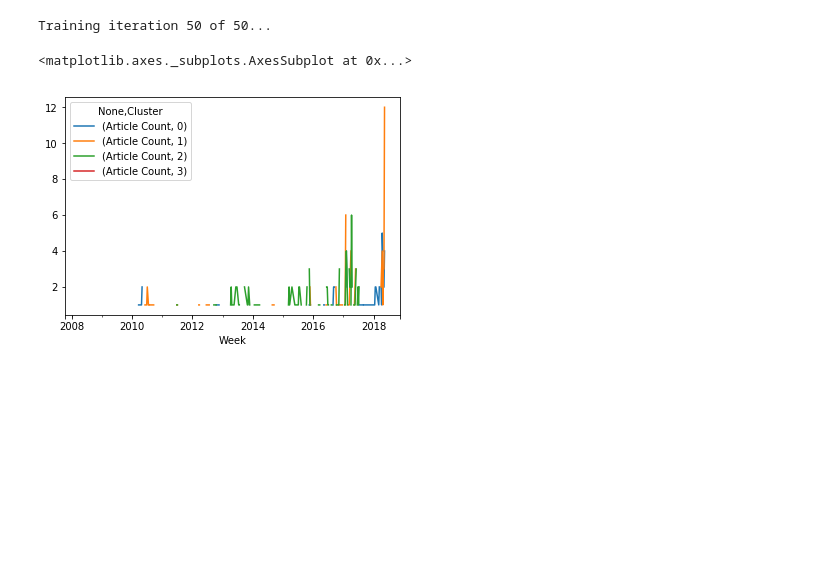
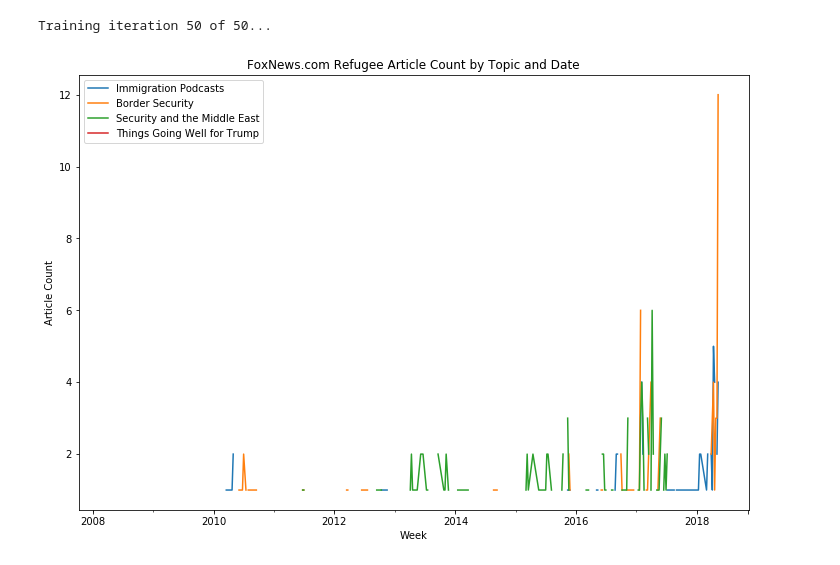
Before and after one commit to USA4UNHCR/social_listening, a Jupyter notebook: news/fox_news_parse.ipynb, the cells around one changed output. Saved outputs shown, nothing was run; the diff lists cells and outputs as text; code cells hidden in the pictures; blank space fills up the shorter version.

```diff
--- a/news/fox_news_parse.ipynb
+++ b/news/fox_news_parse.ipynb
@@ -149,10 +149,14 @@ clusterDF = pd.DataFrame({'Cluster': clusters, 'Time': parsed_dates,
 clusterDF.sort_values(by='Time',inplace=True)
 clusterDF.set_index('Time',inplace=True)
 cluster_time_series = clusterDF.groupby(['Week','Cluster']).sum()
-# %%
-# Cluster viz + names
-cluser_names = ['Immigration Podcast','Syria','Border Security']
-cluster_time_series.unstack().plot()
-# %% [output]
-<matplotlib.axes._subplots.AxesSubplot at 0x...>
-[figure, removed]
+# %%
+# Cluster viz + names
+cluster_names = ['Immigration Podcasts','Border Security','Security and the Middle East','Things Going Well for Trump']
+fig, ax = plt.subplots()
+cluster_time_series.unstack().plot(figsize=(12,8),ax=ax)
+ax.legend(cluster_names)
+ax.set_title("FoxNews.com Refugee Article Count by Topic and Date")
+ax.set_ylabel("Article Count")
+plt.savefig("Article Count by Topic.pdf")
+# %% [output]
+[figure, added]
```
Also changed, not shown: 1 other file.
